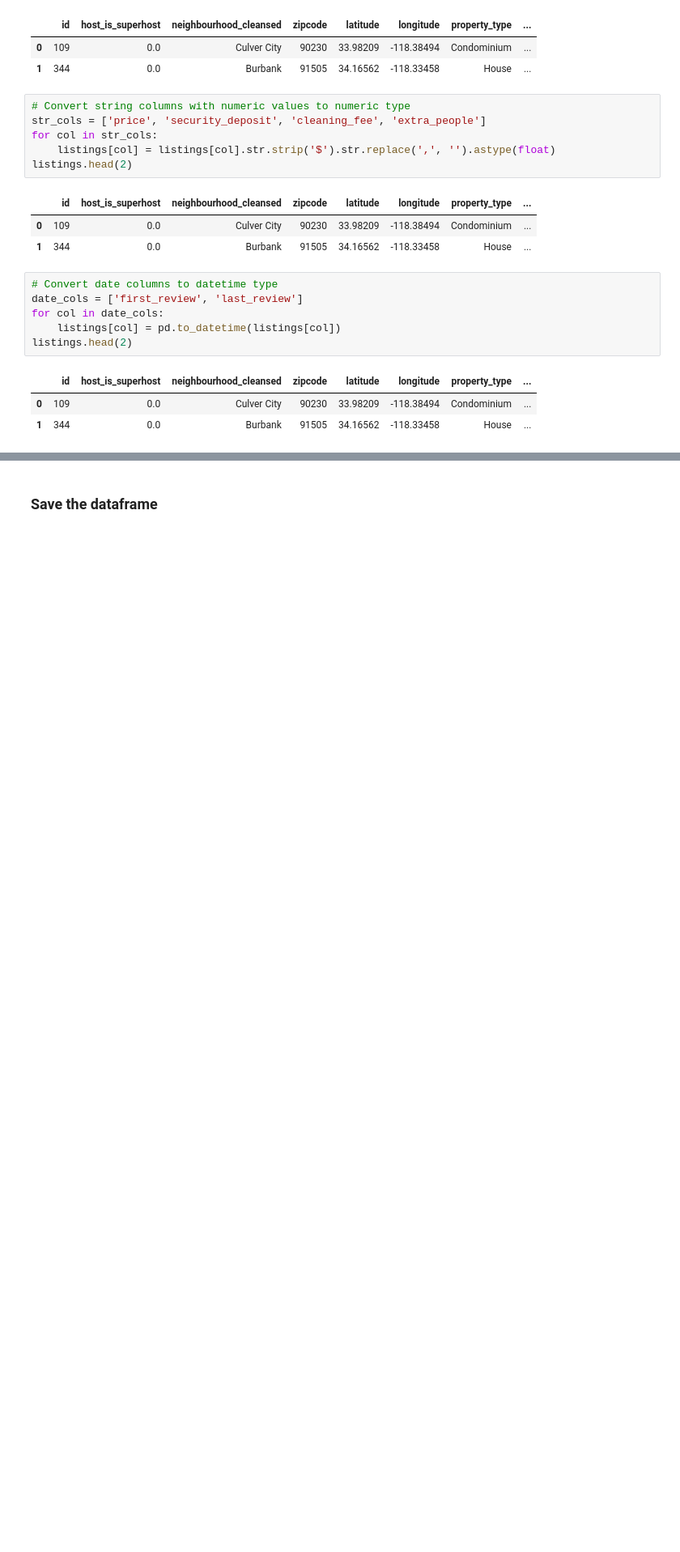
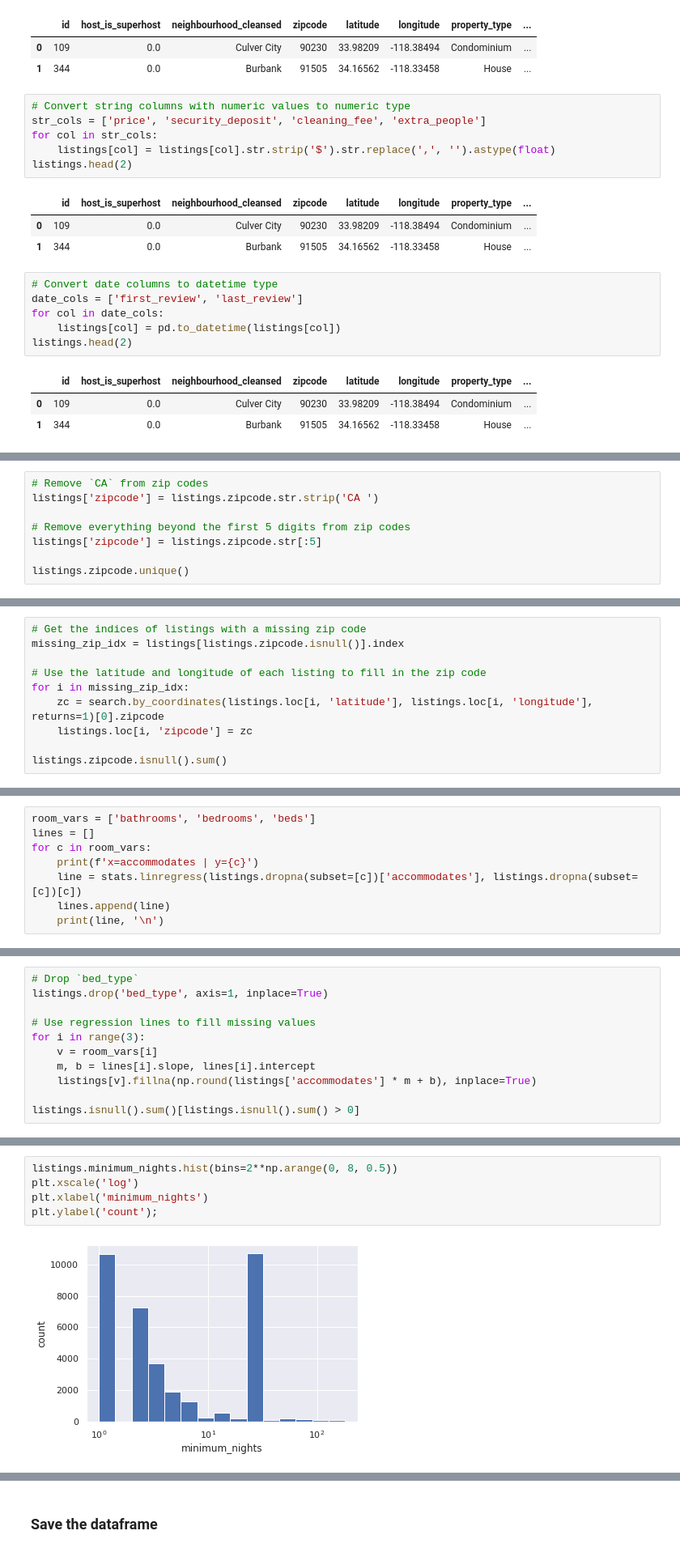
Before and after one commit to tri-bui/airbnb-la-listings, a Jupyter notebook: 1-preprocessing.ipynb, the cells around one changed output, grey strips where cells are left out. Shown at 81% size. Drawn from its saved outputs; the diff is of its cells as text; blank space fills up the shorter version.

```diff
--- a/0-prep.ipynb
+++ b/1-preprocessing.ipynb
@@ -177,0 +295,8 @@ listings.head(2)
+# %%
+# Remove `CA` from zip codes
+listings['zipcode'] = listings.zipcode.str.strip('CA ')
+
+# Remove everything beyond the first 5 digits from zip codes
+listings['zipcode'] = listings.zipcode.str[:5]
+
+listings.zipcode.unique()
@@ -177,0 +321,10 @@ listings.head(2)
+# %%
+# Get the indices of listings with a missing zip code
+missing_zip_idx = listings[listings.zipcode.isnull()].index
+
+# Use the latitude and longitude of each listing to fill in the zip code
+for i in missing_zip_idx:
+    zc = search.by_coordinates(listings.loc[i, 'latitude'], listings.loc[i, 'longitude'], returns=1)[0].zipcode
+    listings.loc[i, 'zipcode'] = zc
+
+listings.zipcode.isnull().sum()
@@ -177,0 +353,8 @@ listings.head(2)
+# %%
+room_vars = ['bathrooms', 'bedrooms', 'beds']
+lines = []
+for c in room_vars:
+    print(f'x=accommodates | y={c}')
+    line = stats.linregress(listings.dropna(subset=[c])['accommodates'], listings.dropna(subset=[c])[c])
+    lines.append(line)
+    print(line, '\n')
@@ -177,0 +374,11 @@ listings.head(2)
+# %%
+# Drop `bed_type`
+listings.drop('bed_type', axis=1, inplace=True)
+
+# Use regression lines to fill missing values
+for i in range(3):
+    v = room_vars[i]
+    m, b = lines[i].slope, lines[i].intercept
+    listings[v].fillna(np.round(listings['accommodates'] * m + b), inplace=True)
+
+listings.isnull().sum()[listings.isnull().sum() > 0]
@@ -177,0 +412,7 @@ listings.head(2)
+# %%
+listings.minimum_nights.hist(bins=2**np.arange(0, 8, 0.5))
+plt.xscale('log')
+plt.xlabel('minimum_nights')
+plt.ylabel('count');
+# %% [output]
+[figure, added]
```
Also changed, not shown: parts of 37 cells of this notebook, 4 other files.
